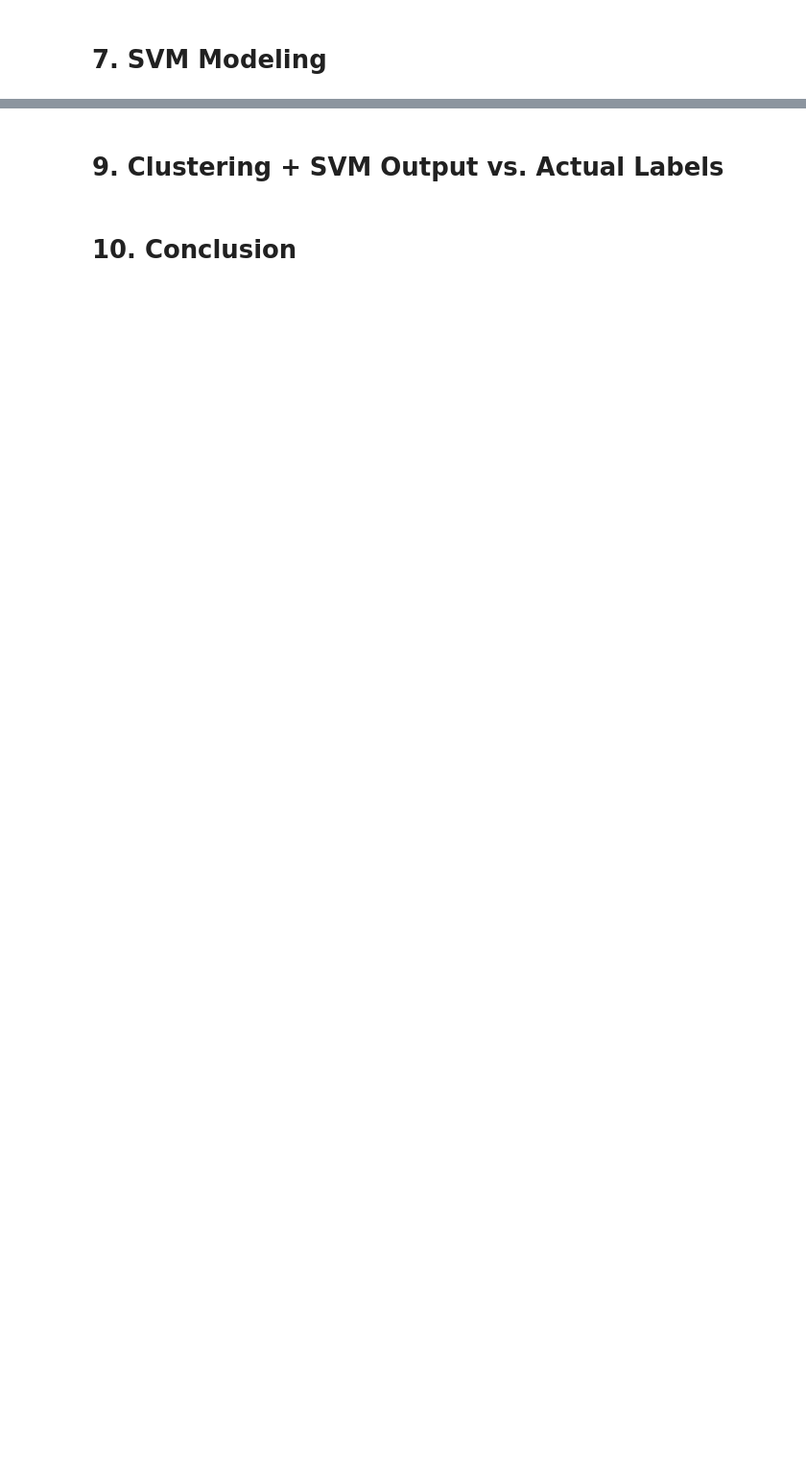
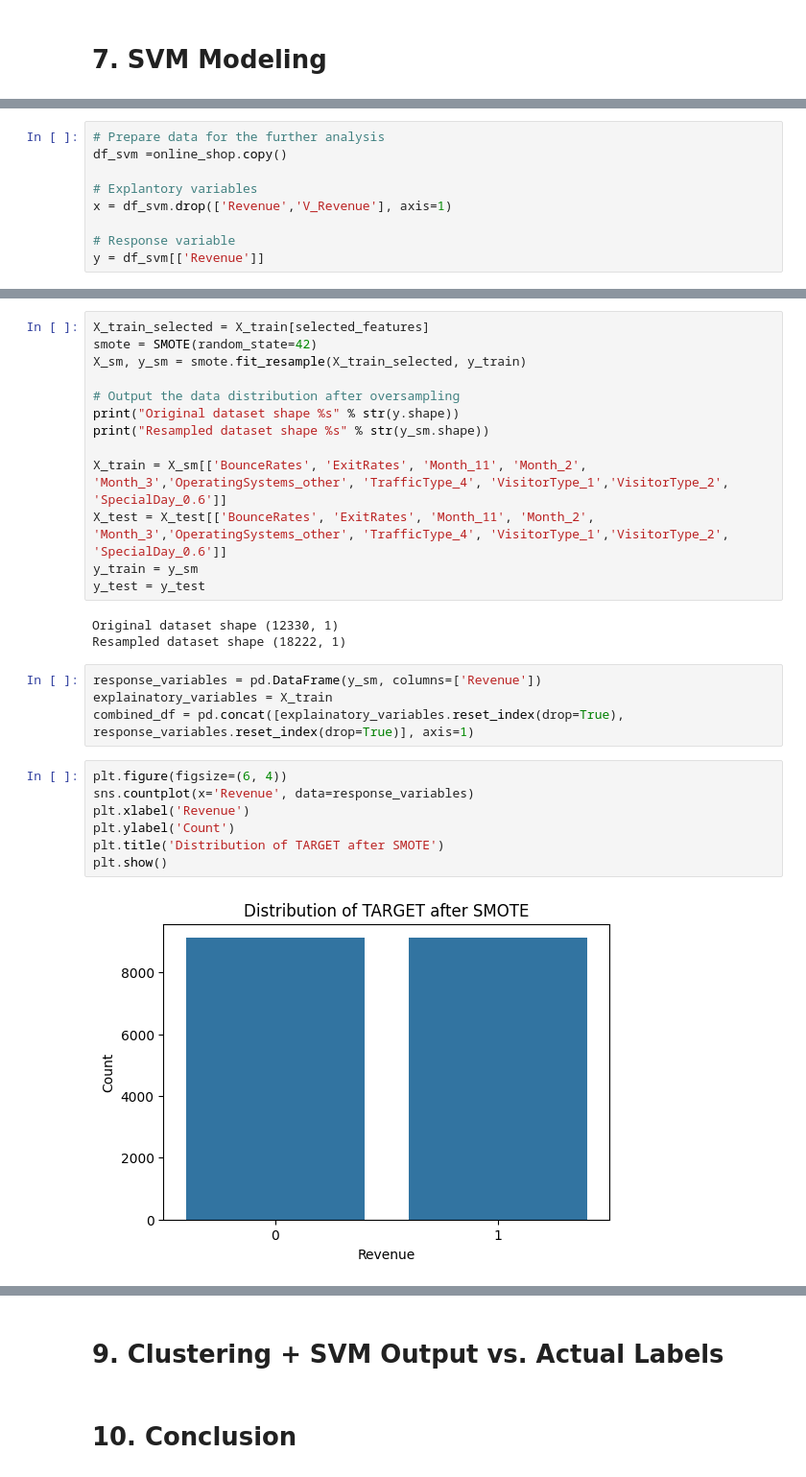
Before and after one commit to Zhengnan817/DAV-6150, a Jupyter notebook: Project_2/Z_Li_Project2.ipynb, the cells around one changed output, grey strips where cells are left out. Shown at 96% size. Cells and saved outputs as stored; diff of their text form; blank space fills up the shorter version.

```diff
--- a/Project_2/Z_Li_Project2.ipynb
+++ b/Project_2/Z_Li_Project2.ipynb
@@ -646,0 +700,9 @@ labels.shape
+# %%
+# Prepare data for the further analysis
+df_svm =online_shop.copy()
+
+# Explantory variables
+x = df_svm.drop(['Revenue','V_Revenue'], axis=1)
+
+# Response variable
+y = df_svm[['Revenue']]
@@ -646,0 +759,29 @@ labels.shape
+# %%
+X_train_selected = X_train[selected_features]
+smote = SMOTE(random_state=42)
+X_sm, y_sm = smote.fit_resample(X_train_selected, y_train)
+
+# Output the data distribution after oversampling
+print("Original dataset shape %s" % str(y.shape))
+print("Resampled dataset shape %s" % str(y_sm.shape))
+
+X_train = X_sm[['BounceRates', 'ExitRates', 'Month_11', 'Month_2', 'Month_3','OperatingSystems_other', 'TrafficType_4', 'VisitorType_1','VisitorType_2', 'SpecialDay_0.6']]
+X_test = X_test[['BounceRates', 'ExitRates', 'Month_11', 'Month_2', 'Month_3','OperatingSystems_other', 'TrafficType_4', 'VisitorType_1','VisitorType_2', 'SpecialDay_0.6']]
+y_train = y_sm
+y_test = y_test
+# %% [output]
+Original dataset shape (12330, 1)
+Resampled dataset shape (18222, 1)
+# %%
+response_variables = pd.DataFrame(y_sm, columns=['Revenue'])
+explainatory_variables = X_train
+combined_df = pd.concat([explainatory_variables.reset_index(drop=True), response_variables.reset_index(drop=True)], axis=1)
+# %%
+plt.figure(figsize=(6, 4))
+sns.countplot(x='Revenue', data=response_variables)
+plt.xlabel('Revenue')
+plt.ylabel('Count')
+plt.title('Distribution of TARGET after SMOTE')
+plt.show()
+# %% [output]
+[figure, added]
```
Also changed, not shown: parts of 38 cells of this notebook.
